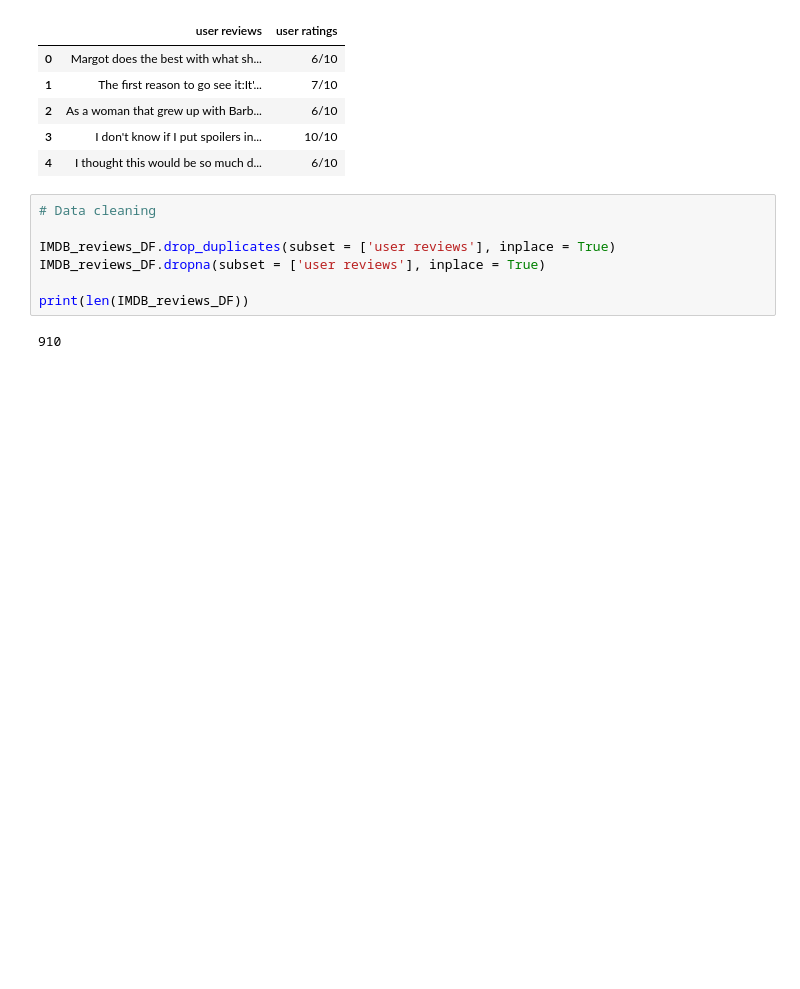
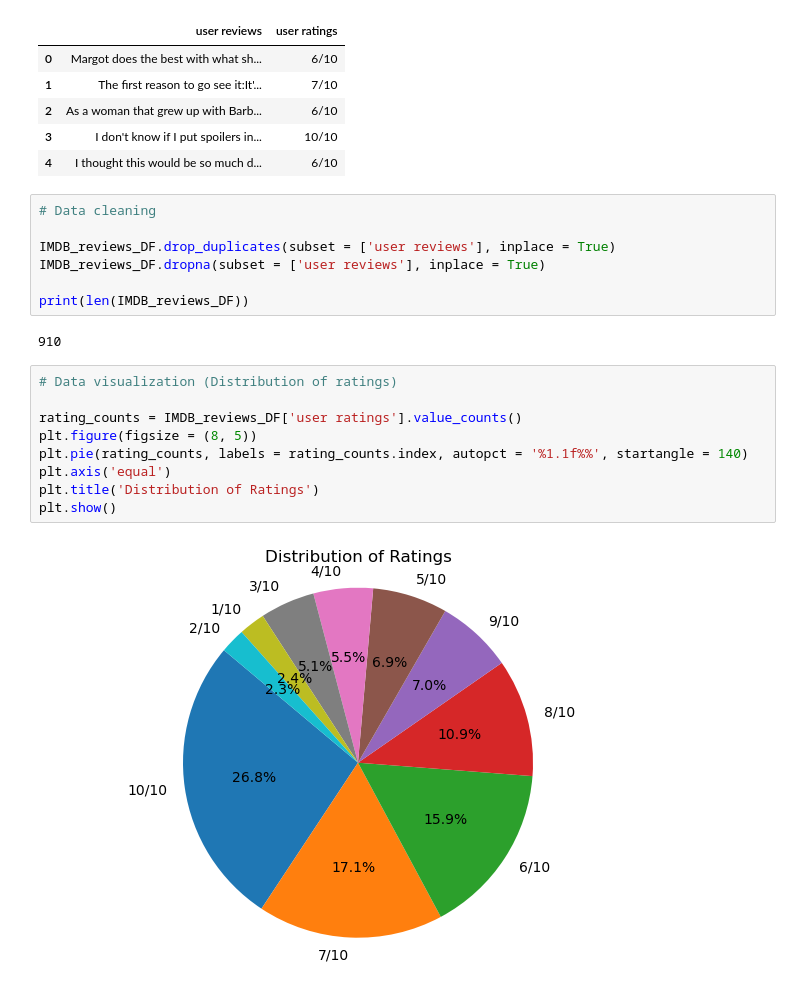
Before and after one commit to ahmedSakka/Barbie_Movie_Analysis, a Jupyter notebook: Barbie_Reviews_Analysis.ipynb, the cells around one changed output. Drawn from its saved outputs; the diff is of its cells as text; blank space fills up the shorter version.

Commit message:
Visualized the distribution of user counts

```diff
--- a/Barbie_Reviews_Analysis.ipynb
+++ b/Barbie_Reviews_Analysis.ipynb
@@ -88,3 +88,14 @@ IMDB_reviews_DF.dropna(subset = ['user reviews'], inplace = True)
 print(len(IMDB_reviews_DF))
 # %% [output]
 910
+# %%
+# Data visualization (Distribution of ratings)
+
+rating_counts = IMDB_reviews_DF['user ratings'].value_counts()
+plt.figure(figsize = (8, 5))
+plt.pie(rating_counts, labels = rating_counts.index, autopct = '%1.1f%%', startangle = 140)
+plt.axis('equal')
+plt.title('Distribution of Ratings')
+plt.show()
+# %% [output]
+[figure, added]
```
